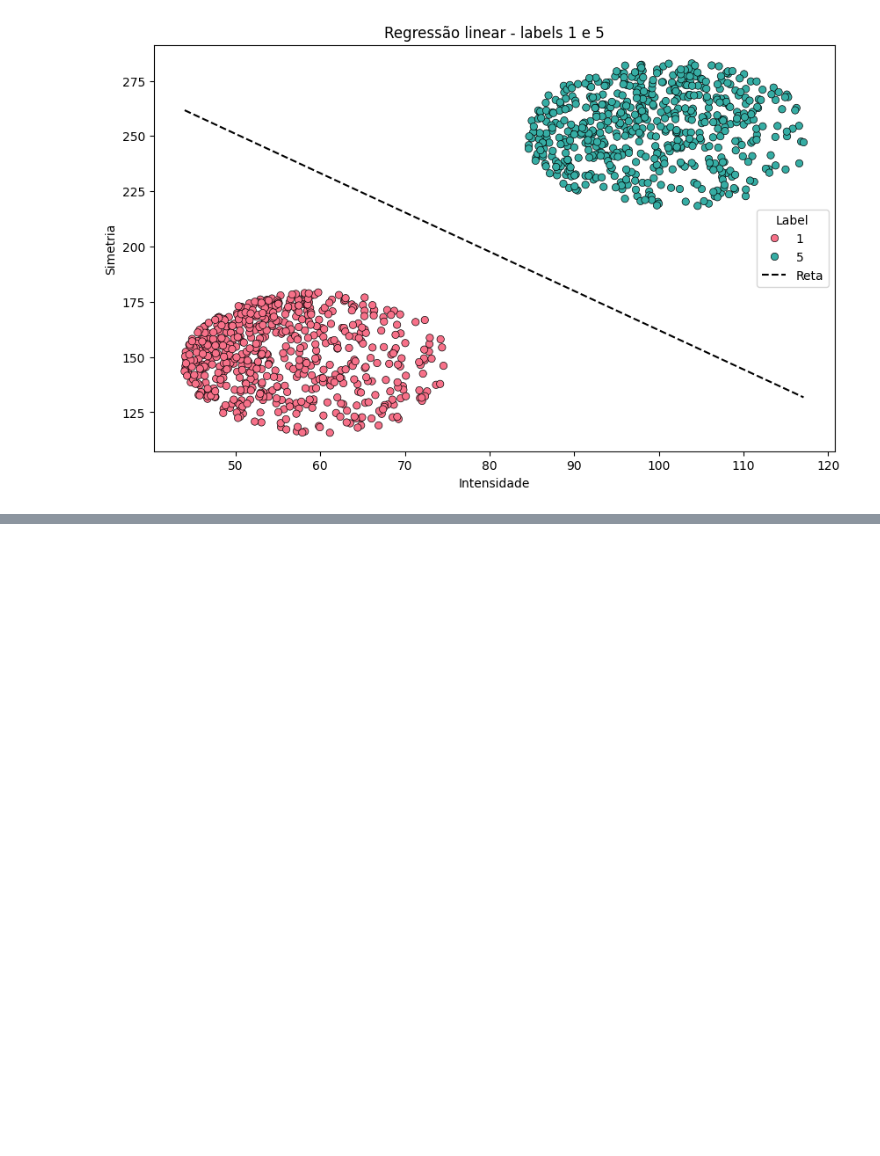
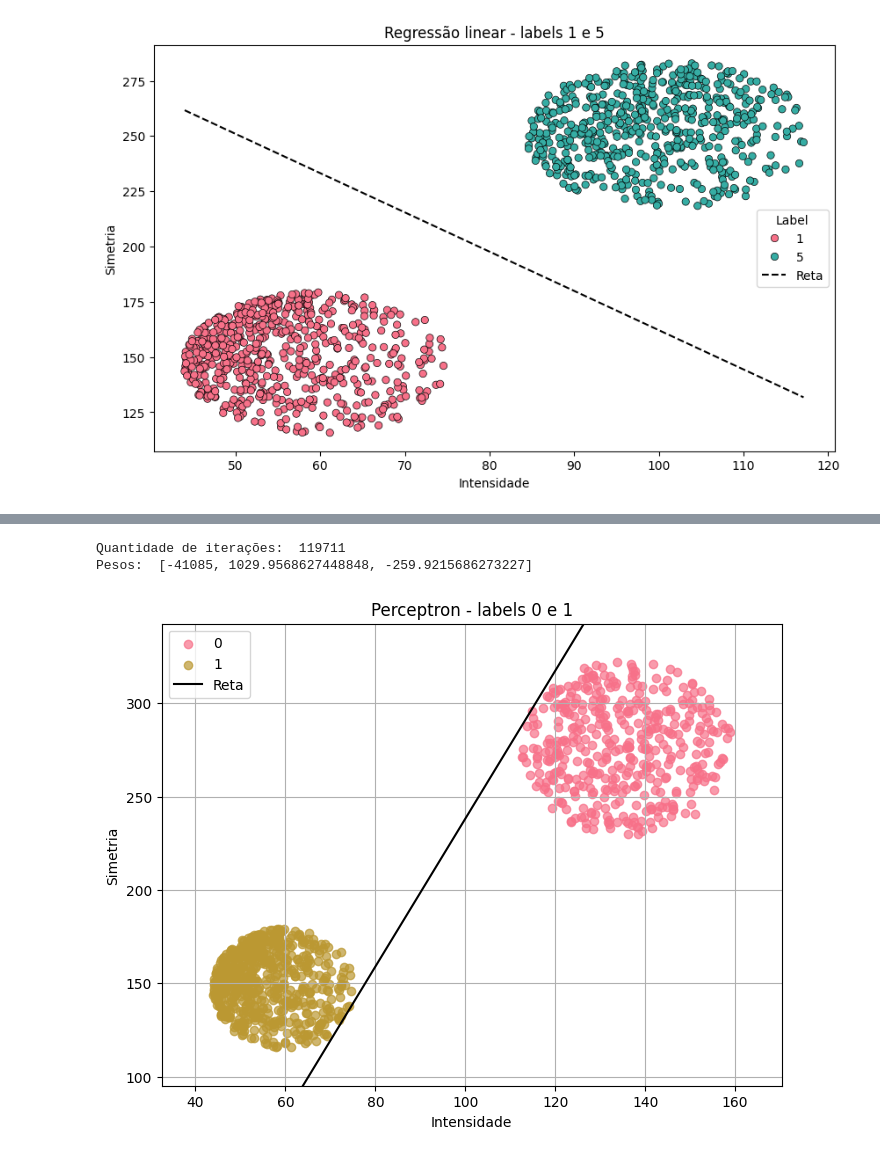
Before and after one commit to Thiagorcj/Projeto_ML, a Jupyter notebook: codes.ipynb, the cells around one changed output, grey strips where cells are left out. Saved outputs shown, nothing was run; the diff lists cells and outputs as text; code cells hidden in the pictures; blank space fills up the shorter version.

```diff
--- a/codes.ipynb
+++ b/codes.ipynb
@@ -328,0 +281,18 @@ plot_intensity_vs_symmetry(filtered_df,weights=ws,title='Regressão linear - lab
+# %%
+from funcs import Perceptron
+
+filtered_df = filter_and_transform_df(df_train, 0, 1)
+X = filtered_df[['intensidade', 'simetria']].to_numpy()
+y = filtered_df['label_to_calculate'].to_numpy()
+p = Perceptron()
+it,w = p.fit(X,y)
+
+print("Quantidade de iterações: ", it)
+print("Pesos: ", w)
+# %% [output]
+Quantidade de iterações:  119711
+Pesos:  [-41085, 1029.9568627448848, -259.9215686273227]
+# %%
+p.plot(X,y,0,1,"imagens/perc_0_1.png","Perceptron - labels 0 e 1")
+# %% [output]
+[figure, added]
```
Also changed, not shown: parts of 20 cells of this notebook.
